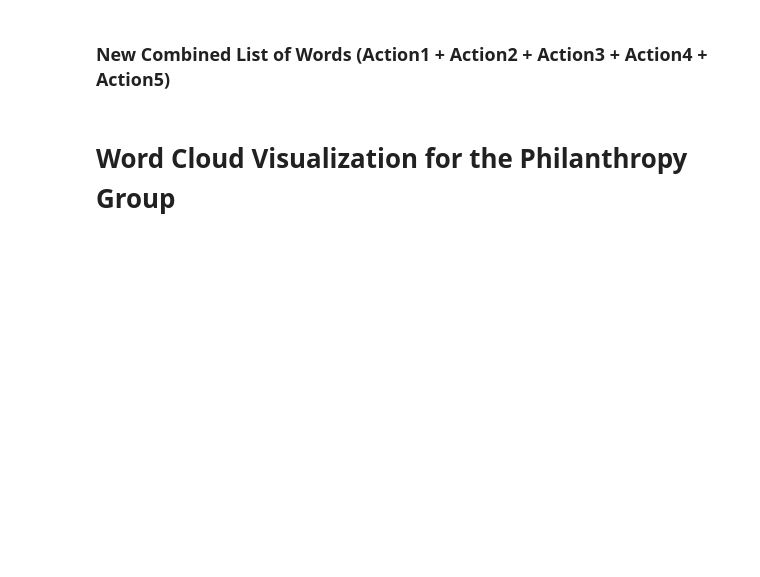
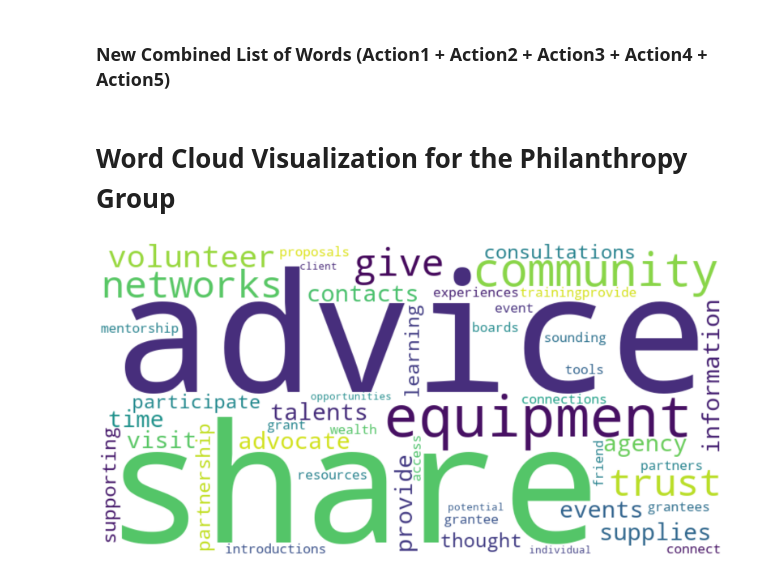
Before and after one commit to alliajagbe/sentiment-analysis, a Jupyter notebook: donor_roles.ipynb, the cells around one changed output. Saved outputs shown, nothing was run; the diff lists cells and outputs as text; code cells hidden in the pictures; blank space fills up the shorter version.

Commit message:
word cloud viz for philanthropy group

```diff
--- a/donor_roles.ipynb
+++ b/donor_roles.ipynb
@@ -351,3 +349,8 @@ for x in removed:
 new_stripped = new_stripped + stripped5
 # %% [markdown]
 # Word Cloud Visualization for the Philanthropy Group
+# %%
+text = 'philanthropy'
+word_cloud(text, new_stripped)
+# %% [output]
+[figure, added]
```
Also changed, not shown: parts of 1 cell of this notebook, 1 other file.
